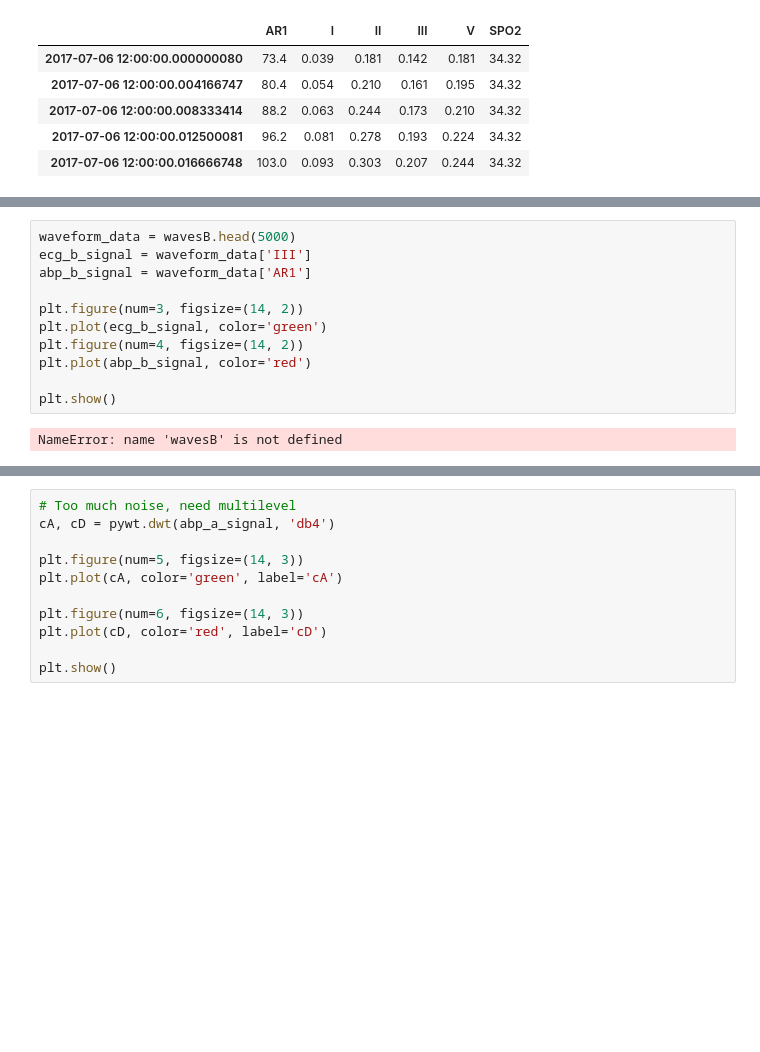
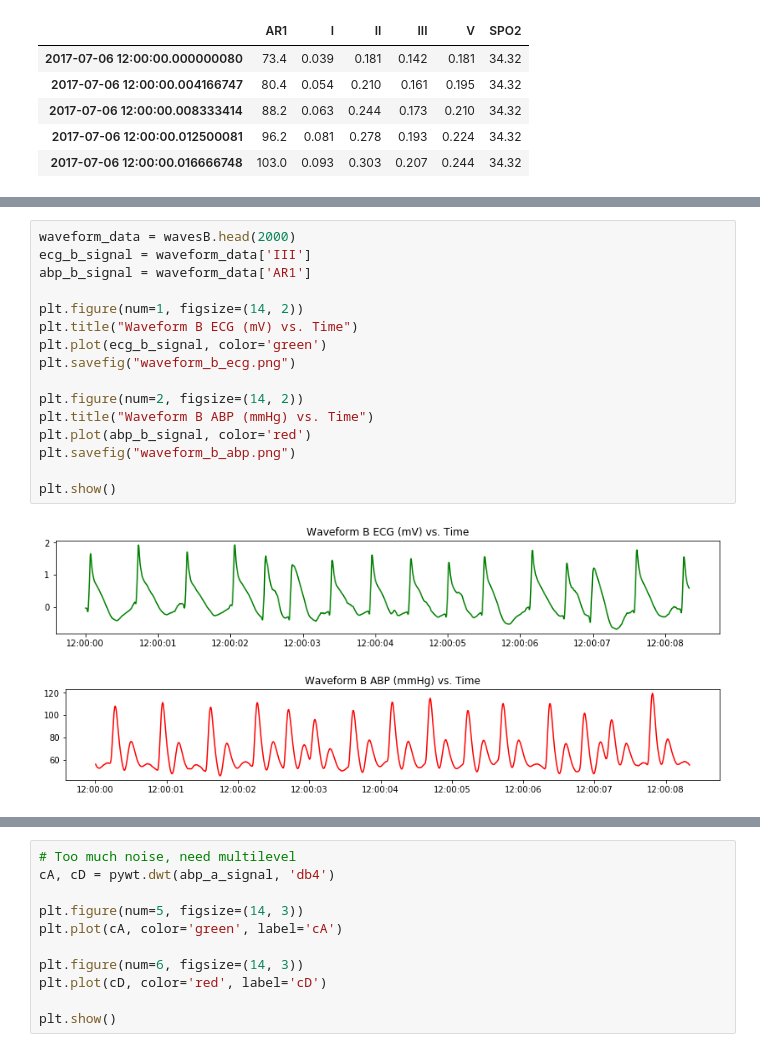
Before and after one commit to CONDUITlab/abp, a Jupyter notebook: ABP_Irregular_Waves.ipynb, the cells around one changed output, grey strips where cells are left out. Drawn from its saved outputs; the diff is of its cells as text; blank space fills up the shorter version.

```diff
--- a/ABP_Irregular_Waves.ipynb
+++ b/ABP_Irregular_Waves.ipynb
@@ -48,14 +53,20 @@ plt.show()
 # %%
-waveform_data = wavesB.head(5000)
+waveform_data = wavesB.head(2000)
 ecg_b_signal = waveform_data['III']
 abp_b_signal = waveform_data['AR1']
 
-plt.figure(num=3, figsize=(14, 2))
+plt.figure(num=1, figsize=(14, 2))
+plt.title("Waveform B ECG (mV) vs. Time")
 plt.plot(ecg_b_signal, color='green')
-plt.figure(num=4, figsize=(14, 2))
+plt.savefig("waveform_b_ecg.png")
+
+plt.figure(num=2, figsize=(14, 2))
+plt.title("Waveform B ABP (mmHg) vs. Time")
 plt.plot(abp_b_signal, color='red')
+plt.savefig("waveform_b_abp.png")
 
 plt.show()
 # %% [output]
-NameError: name 'wavesB' is not defined
+[figure, added]
+[figure, added]
 # %%
```
Also changed, not shown: parts of 3 cells of this notebook, 6 other files.
